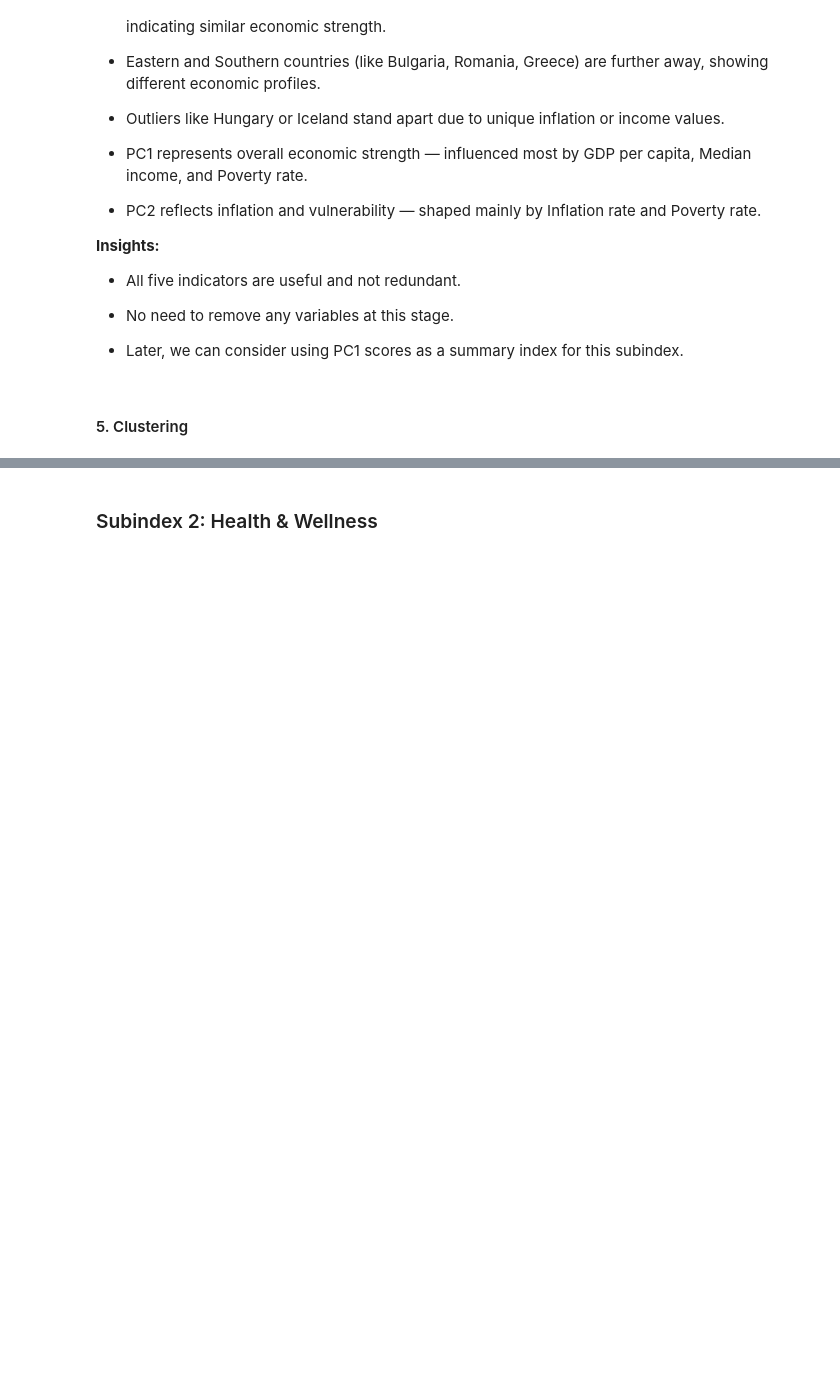
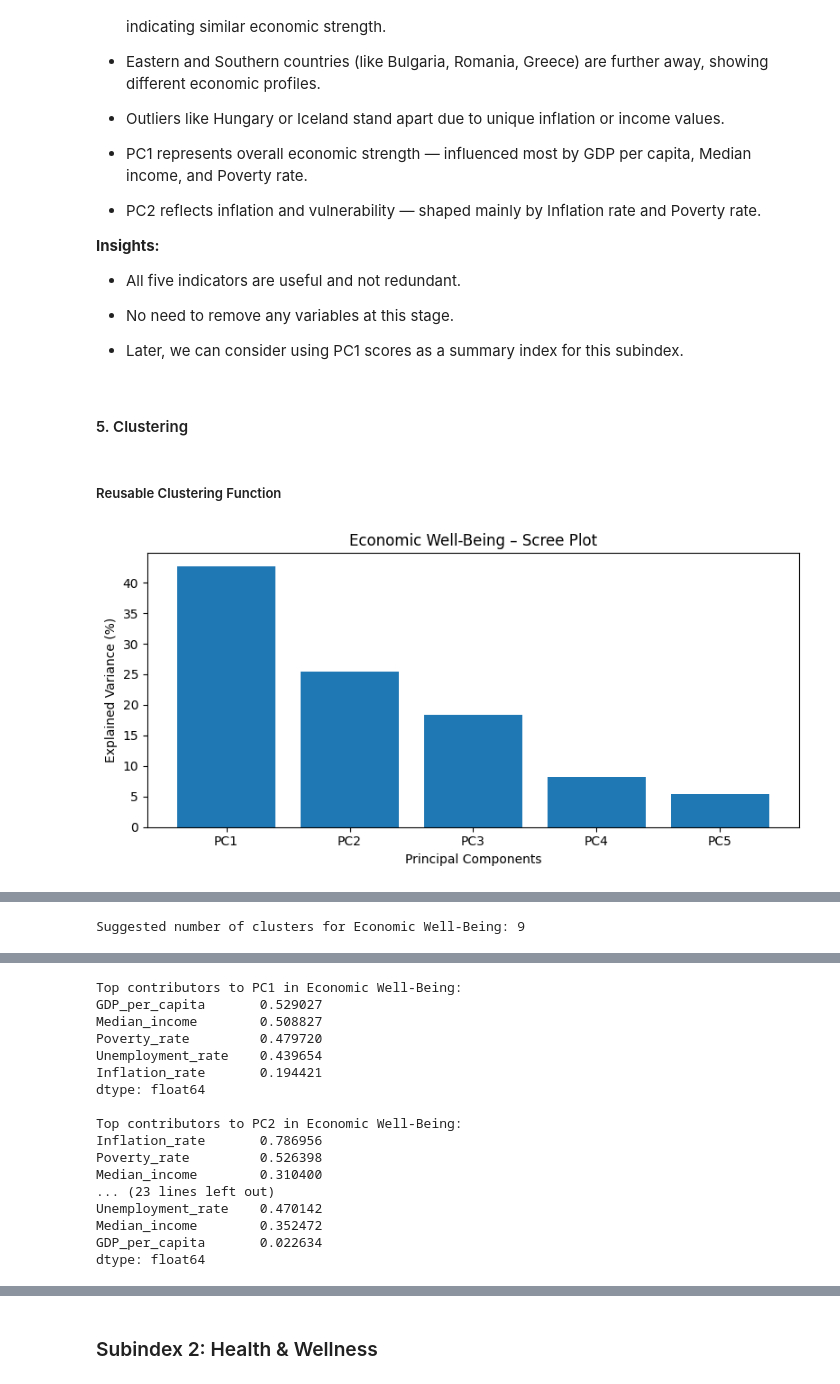
Before and after one commit to RaveenaRathnam/Composite_Index_DAV, a Jupyter notebook: index.ipynb, the cells around one changed output, grey strips where cells are left out. Cells and saved outputs as stored; diff of their text form; code cells hidden in the pictures; blank space fills up the shorter version.

```diff
--- a/index.ipynb
+++ b/index.ipynb
@@ -884,3 +887,5 @@ The PC1 vs PC2 scatter plot shows how countries are grouped based on their econo
 - Later, we can consider using PC1 scores as a summary index for this subindex.
 # %% [markdown]
 #### 5. Clustering
+# %% [markdown]
+##### Reusable Clustering Function
@@ -886,0 +962,4 @@ The PC1 vs PC2 scatter plot shows how countries are grouped based on their econo
+# %%
+econ_clusters = run_clustering_on_subindex(standardized_df, econ_vars, "Economic Well-Being")
+# %% [output]
+[figure, added]
@@ -886,0 +967 @@ The PC1 vs PC2 scatter plot shows how countries are grouped based on their econo
+Suggested number of clusters for Economic Well-Being: 9
@@ -886,0 +969,17 @@ The PC1 vs PC2 scatter plot shows how countries are grouped based on their econo
+Top contributors to PC1 in Economic Well-Being:
+GDP_per_capita       0.529027
+Median_income        0.508827
+Poverty_rate         0.479720
+Unemployment_rate    0.439654
+Inflation_rate       0.194421
+dtype: float64
+
+Top contributors to PC2 in Economic Well-Being:
+Inflation_rate       0.786956
+Poverty_rate         0.526398
+Median_income        0.310400
+... (23 lines left out)
+Unemployment_rate    0.470142
+Median_income        0.352472
+GDP_per_capita       0.022634
+dtype: float64
```
Also changed, not shown: parts of 19 cells of this notebook.
